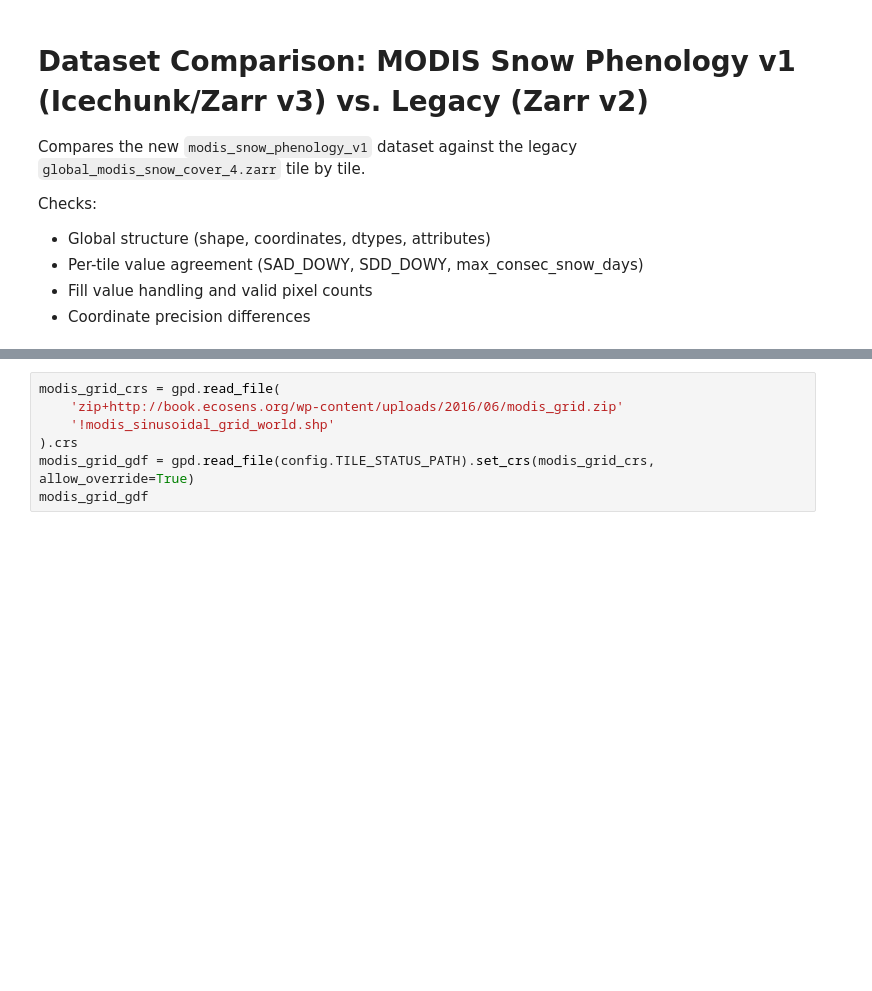
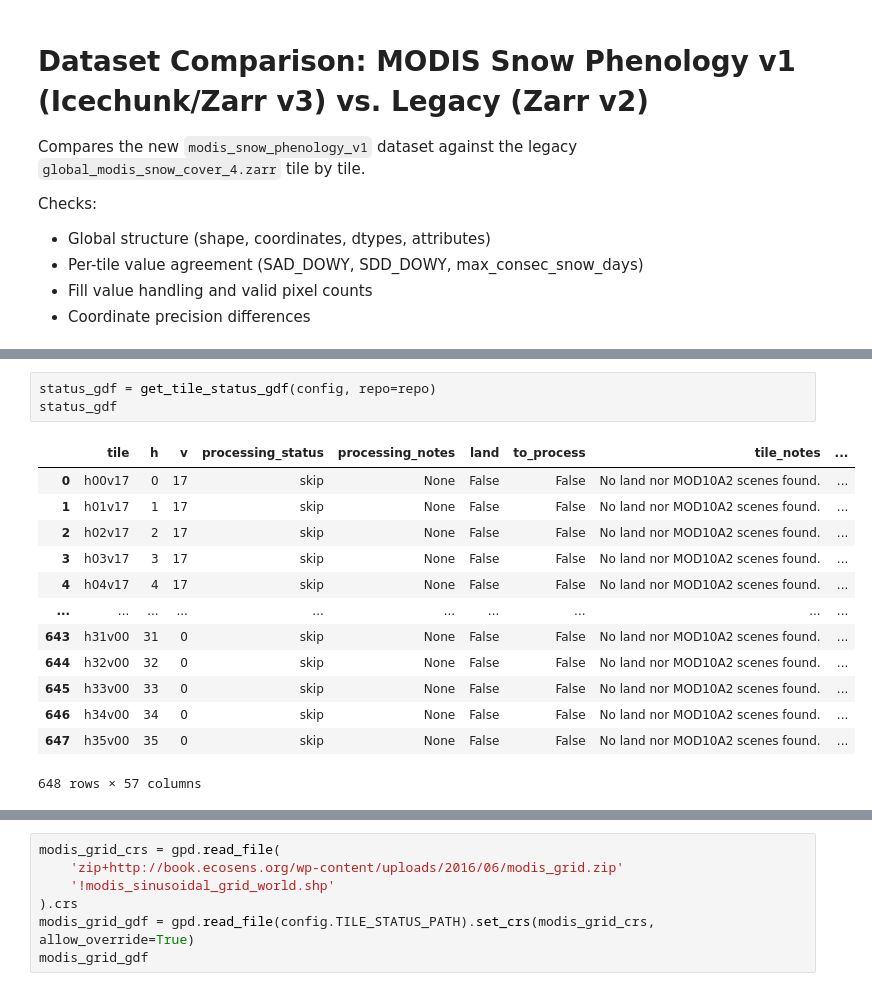
Before and after one commit to egagli/MODIS_snow_phenology, a Jupyter notebook: notebooks/02_compare_with_v1.ipynb, the cells around one changed output, grey strips where cells are left out. Cells and saved outputs as stored; diff of their text form; blank space fills up the shorter version.

```diff
--- a/notebooks/02_compare_with_v1.ipynb
+++ b/notebooks/02_compare_with_v1.ipynb
@@ -29,0 +39,17 @@ VARS = ['SAD_DOWY', 'SDD_DOWY', 'max_consec_snow_days']
+# %%
+status_gdf = get_tile_status_gdf(config, repo=repo)
+status_gdf
+# %% [output]
+|  | tile | h | v | processing_status | processing_notes | land | to_process | tile_notes | ... |
+| 0 | h00v17 | 0 | 17 | skip | None | False | False | No land nor MOD10A2 scenes found. | ... |
+| 1 | h01v17 | 1 | 17 | skip | None | False | False | No land nor MOD10A2 scenes found. | ... |
+| 2 | h02v17 | 2 | 17 | skip | None | False | False | No land nor MOD10A2 scenes found. | ... |
+| 3 | h03v17 | 3 | 17 | skip | None | False | False | No land nor MOD10A2 scenes found. | ... |
+| 4 | h04v17 | 4 | 17 | skip | None | False | False | No land nor MOD10A2 scenes found. | ... |
+| ... | ... | ... | ... | ... | ... | ... | ... | ... | ... |
+| 643 | h31v00 | 31 | 0 | skip | None | False | False | No land nor MOD10A2 scenes found. | ... |
+| 644 | h32v00 | 32 | 0 | skip | None | False | False | No land nor MOD10A2 scenes found. | ... |
+| 645 | h33v00 | 33 | 0 | skip | None | False | False | No land nor MOD10A2 scenes found. | ... |
+| 646 | h34v00 | 34 | 0 | skip | None | False | False | No land nor MOD10A2 scenes found. | ... |
+| 647 | h35v00 | 35 | 0 | skip | None | False | False | No land nor MOD10A2 scenes found. | ... |
+648 rows × 57 columns
```
Also changed, not shown: parts of 8 cells of this notebook, 18 other files.
